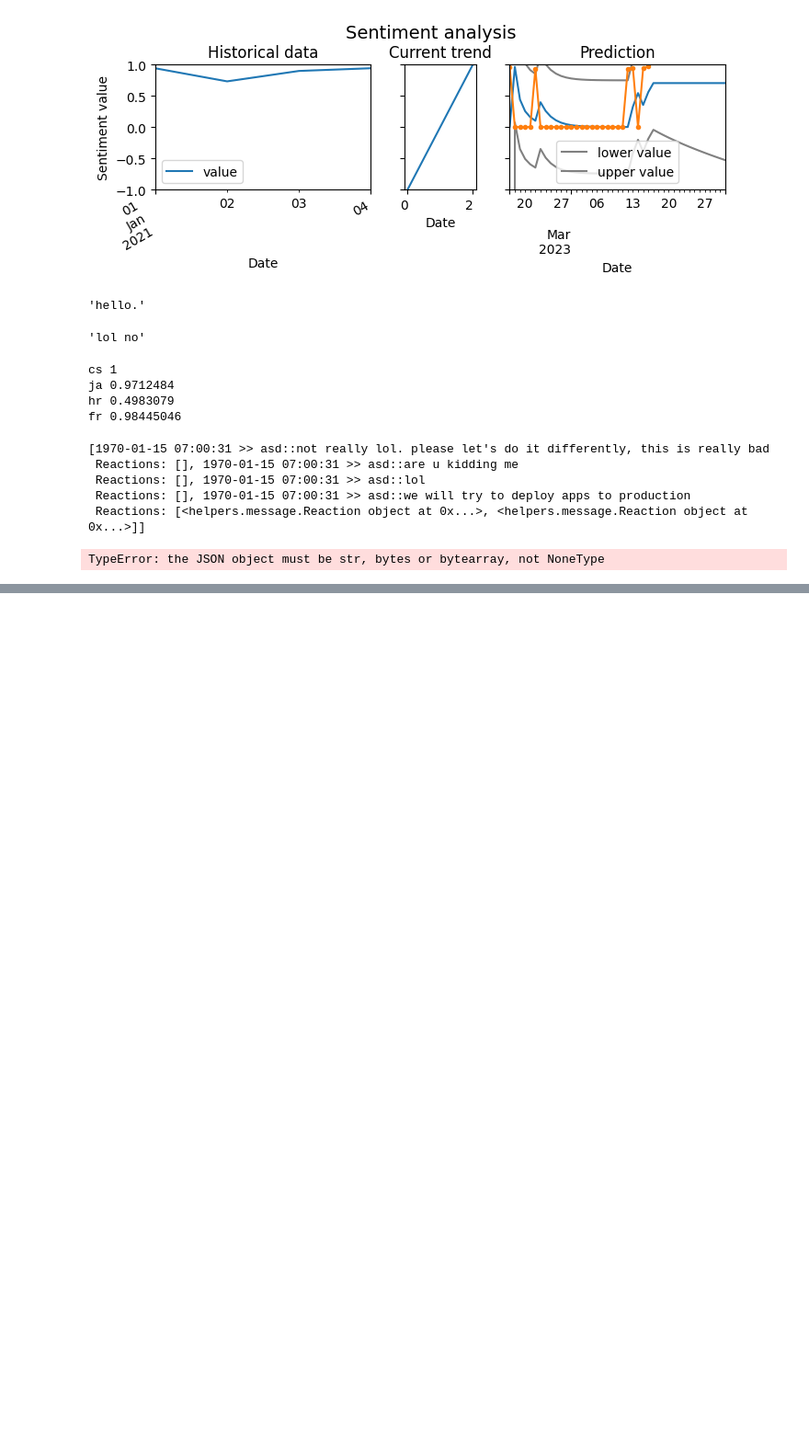
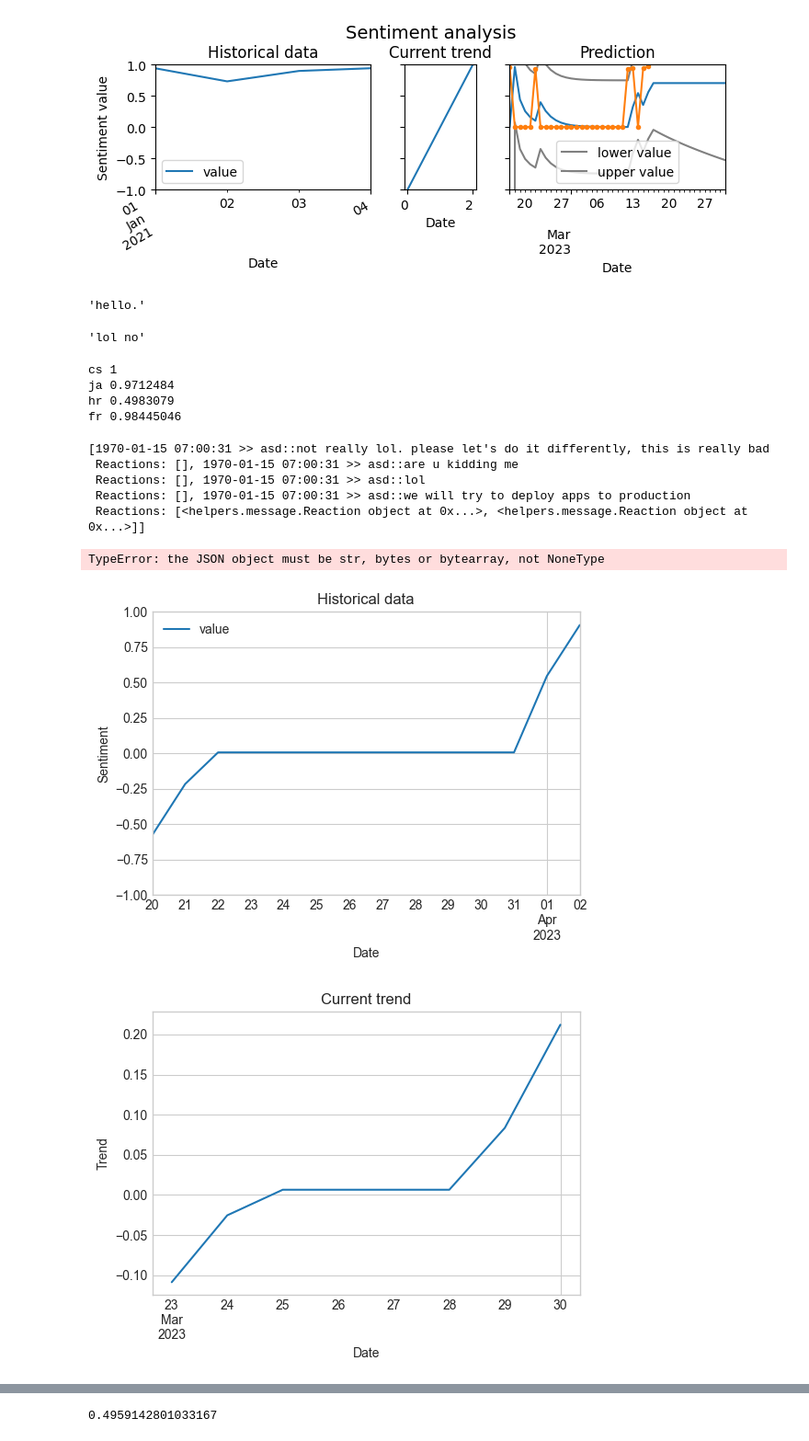
Before and after one commit to TomiukQT/diploma-thesis, a Jupyter notebook: src/main.ipynb, the cells around one changed output, grey strips where cells are left out. Shown at 92% size. Saved outputs shown, nothing was run; the diff lists cells and outputs as text; code cells hidden in the pictures; blank space fills up the shorter version.

Commit message:
new plot

```diff
--- a/src/main.ipynb
+++ b/src/main.ipynb
@@ -467,0 +503,75 @@ TypeError: the JSON object must be str, bytes or bytearray, not NoneType
+# %%
+
+
+sa = analyzer.get_sentiment_analysis(test_messages)
+sa2 = analyzer2.get_sentiment_analysis(test_messages2)
+# Analyze SA
+date_indexed_data = ts_analyzer.index_dates(sa, [m.date.date() for m in test_messages])
+date_indexed_data2 = ts_analyzer.index_dates(sa2, [m.date.date() for m in test_messages2])
+
+
+trend = ts_analyzer.extract_trend(date_indexed_data) #start_date=ts_analyzer.parse_date('last_week')
+trend2 = ts_analyzer.extract_trend(date_indexed_data2) #start_date=ts_analyzer.parse_date('last_week')
+# Predictions
+prediction_data = ts_analyzer.get_predictions(date_indexed_data)
+prediction_data2 = ts_analyzer.get_predictions(date_indexed_data2)
+
+# Print Graph
+#graph_path = analyzer.get_plot(plot_path='out/graphs/foo.png', trend_data=trend, predictions_data=prediction_data)
+#graph_path2 = analyzer2.get_plot(plot_path='out/graphs/foo2.png', trend_data=trend2, predictions_data=prediction_data2)
+# %%
+x_label = 'Date'
+y_label = 'Sentiment'
+trend_data = trend
+predictions_data = prediction_data
+data = date_indexed_data
+from matplotlib.dates import DateFormatter, AutoDateFormatter, AutoDateLocator
+
+figsize = (6, 4)
+plt.style.use('seaborn-whitegrid')
+# SENTIMENT
+fig, ax = plt.subplots(figsize=figsize)
+plt.ylim(-1,1)
+data.plot(ax=ax, label='Sentiment')
+
+# Labels
+ax.set_xlabel('Date')
+ax.set_ylabel('Sentiment')
+ax.set_title("Historical data")
+
+# TREND
+fig, ax = plt.subplots(figsize=figsize)
+if len(trend_data) == 0:
+    ax.text(0.5, 0.5, "No data", fontsize=20)
+else:
+    trend_data.plot(ax=ax)
+    #ax.plot(trend_data.index, trend_data, linestyle='solid')
+    #plt.gcf().autofmt_xdate()
+    ax.set_xlabel("Date")
+    ax.set_ylabel("Trend")
+    ax.set_title("Current trend")
+    ax.axis('tight')
+
+# PREDICTIONS
+fig, ax = plt.subplots(figsize=figsize)
+plt.ylim(-1,1)
+if predictions_data is None or len(predictions_data) == 0:
+    pd.Series([-1, 0, 1]).plot(ax=ax)
+
+data_len = len(data)
+
+predictions, original = predictions_data
+predictions.predicted_mean[data_len-1:].plot(label='predictions', ax=ax)
+ci = predictions.conf_int()
+ci[data_len-1:].plot(color='grey', ax=ax)
+plt.legend()
+
+ax.set_xlabel("Date")
+ax.set_ylabel("Prediction")
+ax.set_title("Prediction")
+ax.set_ylim(-1, 1)
+
+plt.show()
+# %% [output]
+[figure, added]
+[figure, added]
@@ -467,0 +579,4 @@ TypeError: the JSON object must be str, bytes or bytearray, not NoneType
+# %%
+analyzer.analyze_sentence('beautiful ' * 5)
+# %% [output]
+0.4959142801033167
```
Also changed, not shown: parts of 2 cells of this notebook, 3 other files.
